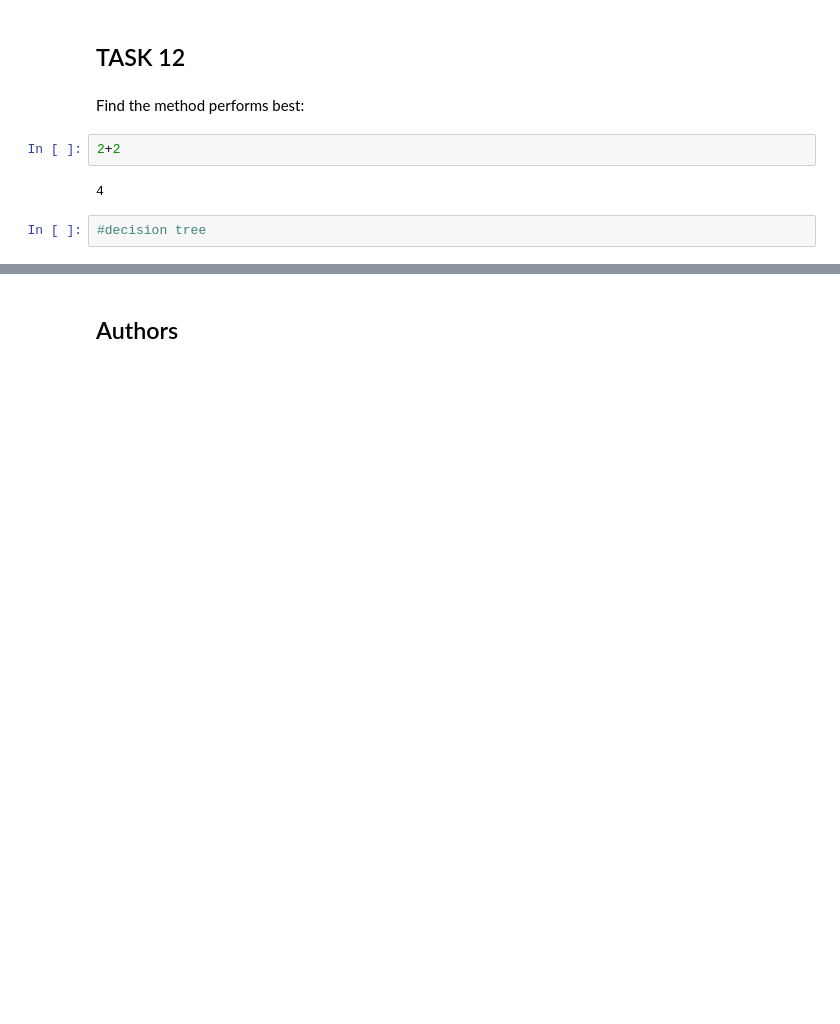
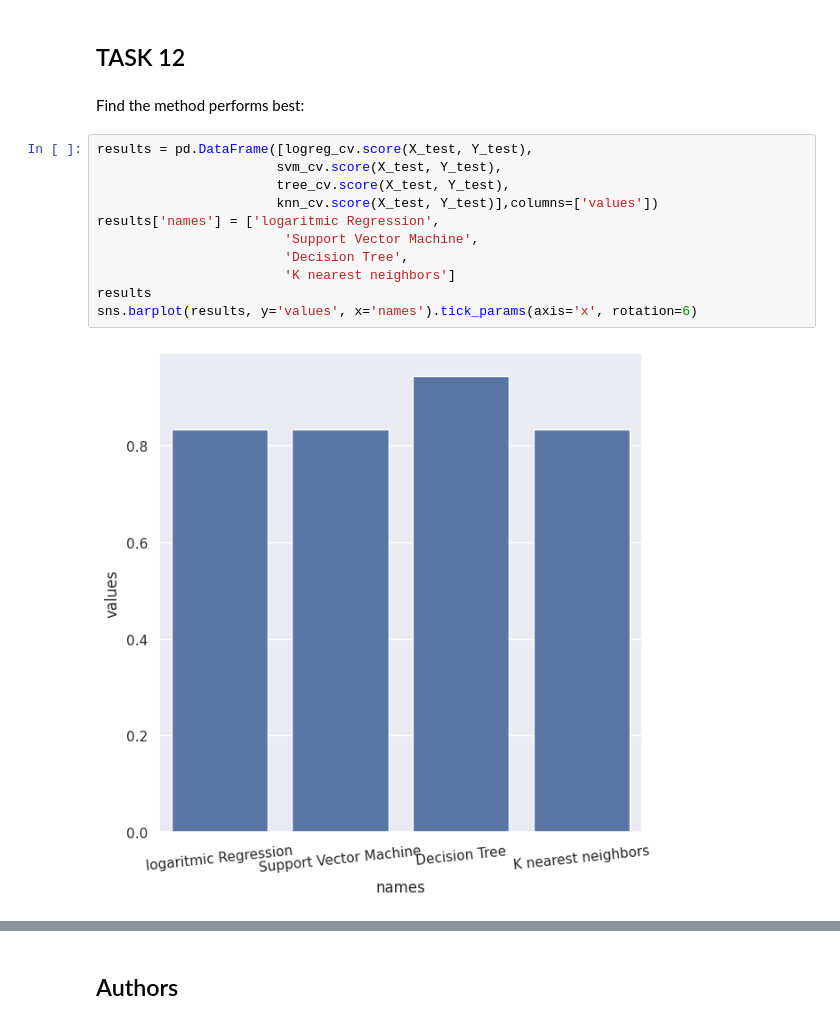
Before and after one commit to Sebastian-Ramirez9/ds-capstone, a Jupyter notebook: SpaceX_Machine Learning Prediction_Part_5.ipynb, the cells around one changed output, grey strips where cells are left out. Saved outputs shown, nothing was run; the diff lists cells and outputs as text; blank space fills up the shorter version.

```diff
--- a/SpaceX_Machine Learning Prediction_Part_5.ipynb
+++ b/SpaceX_Machine Learning Prediction_Part_5.ipynb
@@ -380,9 +380,16 @@ plot_confusion_matrix(Y_test,yhat)
 ## TASK  12
 # %% [markdown]
 Find the method performs best:
-# %%
-2+2
-# %% [output]
-4
-# %%
-#decision tree
+# %%
+results = pd.DataFrame([logreg_cv.score(X_test, Y_test),
+                       svm_cv.score(X_test, Y_test),
+                       tree_cv.score(X_test, Y_test),
+                       knn_cv.score(X_test, Y_test)],columns=['values'])
+results['names'] = ['logaritmic Regression',
+                        'Support Vector Machine',
+                        'Decision Tree',
+                        'K nearest neighbors']
+results
+sns.barplot(results, y='values', x='names').tick_params(axis='x', rotation=6)
+# %% [output]
+[figure, added]
```
Also changed, not shown: parts of 5 cells of this notebook.
